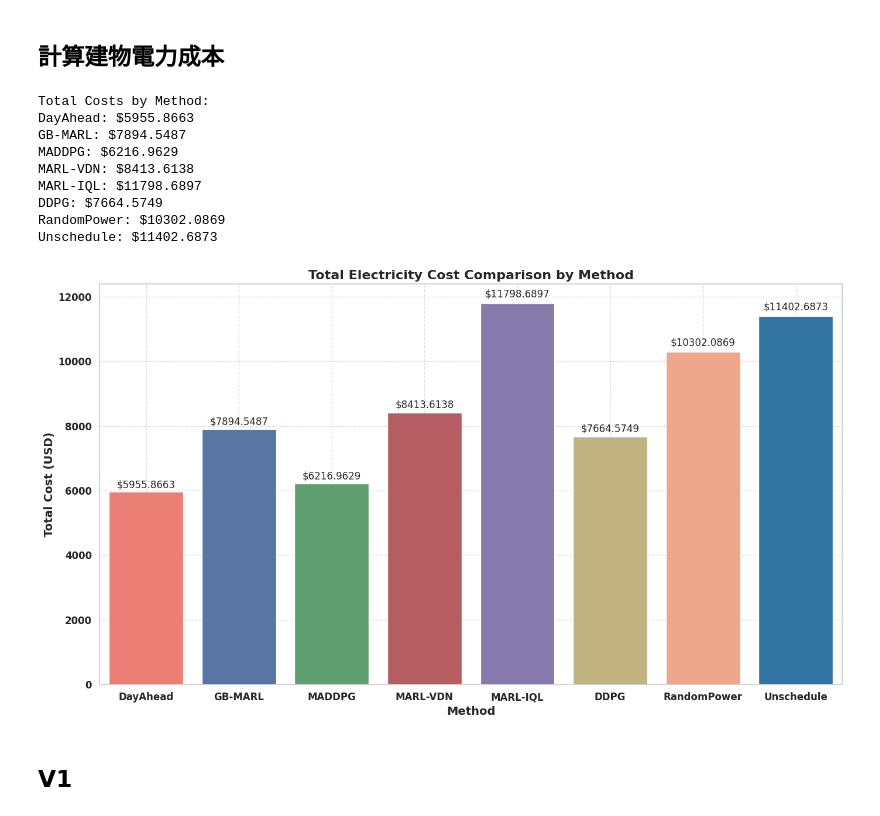
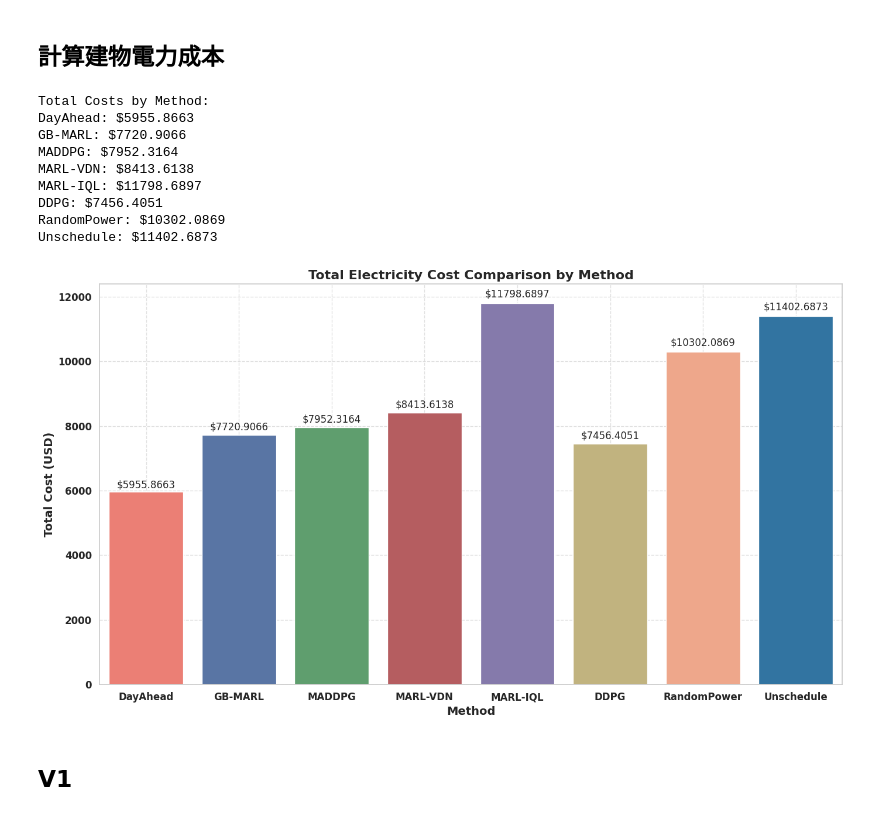
Before and after one commit to carlwang49/MY_WORK, a Jupyter notebook: Evaluation.ipynb, the cells around one changed output. Drawn from its saved outputs; the diff is of its cells as text; code cells hidden in the pictures.

Commit message:
Test MADDPG

```diff
--- a/Evaluation.ipynb
+++ b/Evaluation.ipynb
@@ -197,11 +197,11 @@ charging_file = '/charging_records.csv'
 
 
 DayAhead_dir = './Result/DayAhead_09-01_09-30_num20_sim_v0/3'
-GB_MARL_dir = './Result/GB-MARL-v2_alpha0.5_beta0.1_num10_s0/11'
-MADDPG_dir = './Results/MADDPG_07-01_09-01_10_sim_v0/9'
+GB_MARL_dir = './Result/GB-MARL-v2_alpha0.5_beta0.1_num20_s0/20'
+MADDPG_dir = './Results/MADDPG_07-01_09-01_20_sim_v0/1'
 VDN_dir = './Result/VDN-MARL_alpha0.5_beta0.1_num20_sim_v0/1'
 IQL_dir = './Result/IQL-MARL_07-01_09-01_20_sim_v0/1'
-DDPG_dir = './Result/DDPG_alpha0.5_beta0.1_20_sim_v1/1'
+DDPG_dir = './Result/DDPG_alpha0.5_beta0.1_20_sim_v0/1'
 Random_dir = './Result/RandomPower_09-01_09-30_20_sim_v0/1'
 Unschedule_dir = './Result/Unschedule_09-01_09-30_20_sim_v0/1'
 
@@ -293,37 +293,37 @@ plt.show()
 # plt.xticks(fontsize=12, fontweight='bold')
 # plt.yticks(fontsize=12, fontweight='bold')
 # plt.tight_layout()
 # plt.show()
 
 
 # fig, ax = plt.subplots(figsize=(14, 8))
 # bars = sns.barplot(x=method_names, y=current_tariffs, palette=colors, ax=ax)
 
 # ax.set_xlabel('Method', fontsize=14, fontweight='bold')
 # ax.set_ylabel('Current Tariff (USD)', fontsize=14, fontweight='bold')
 # ax.set_title('Current Tariff Comparison by Method', fontsize=16, fontweight='bold')
 # ax.grid(True, linestyle='--', alpha=0.6)
 
 # for bar, yval in zip(bars.patches, current_tariffs):
 #     height = bar.get_height()
 #     ax.text(bar.get_x() + bar.get_width()/2, height + 0.01 * height, f'${height:.2f}', ha='center', va='bottom', fontsize=12)
 
 # plt.xticks(fontsize=12, fontweight='bold')
 # plt.yticks(fontsize=12, fontweight='bold')
 # plt.tight_layout()
 
 # plt.show()
 # %% [output]
 Total Costs by Method:
 DayAhead: $5955.8663
-GB-MARL: $7894.5487
-MADDPG: $6216.9629
+GB-MARL: $7720.9066
+MADDPG: $7952.3164
 MARL-VDN: $8413.6138
 MARL-IQL: $11798.6897
-DDPG: $7664.5749
+DDPG: $7456.4051
 RandomPower: $10302.0869
 Unschedule: $11402.6873
-[figure, old version]
+[figure, new version]
 # %% [markdown]
 ## V1
 # %%
```
Also changed, not shown: parts of 7 cells of this notebook, 1 other file.
